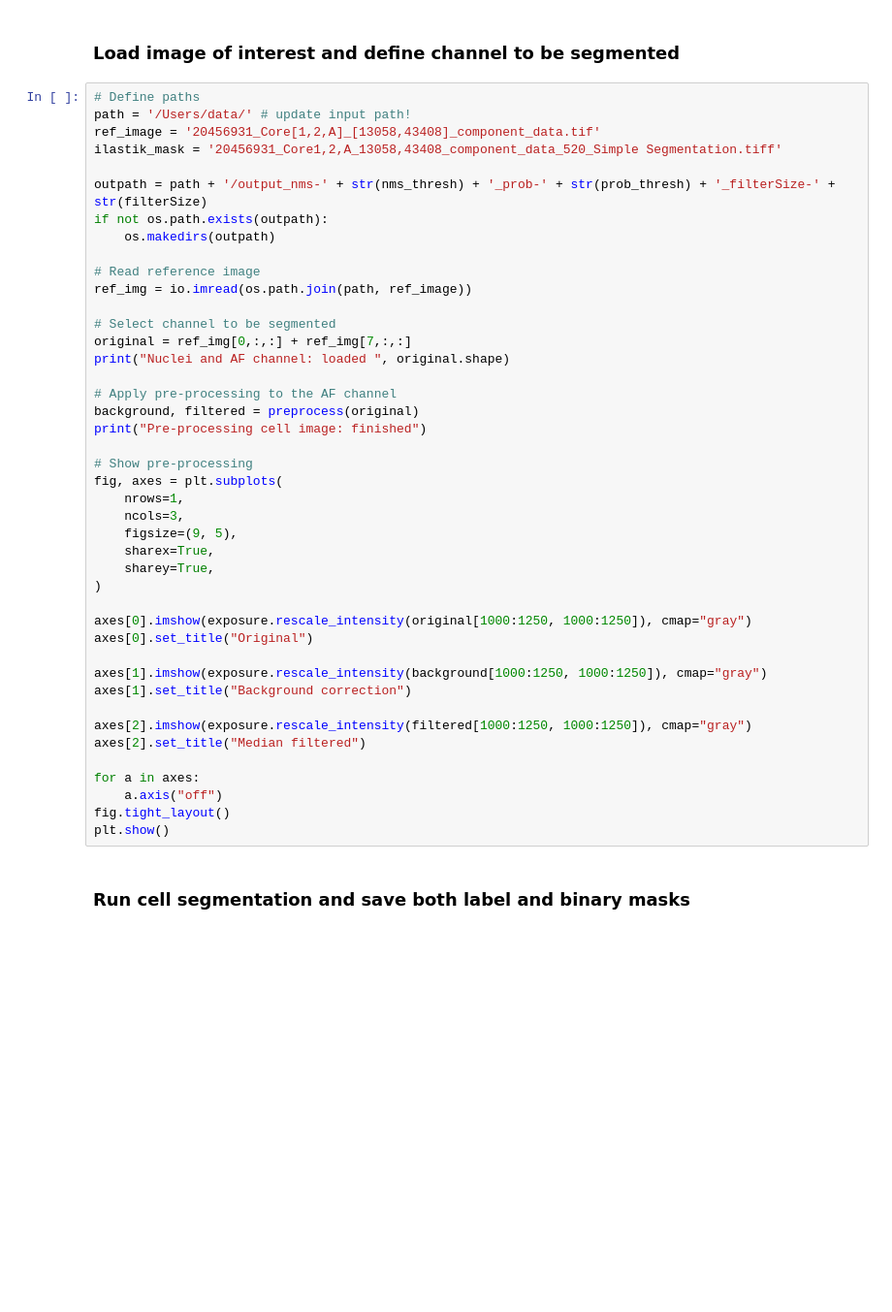
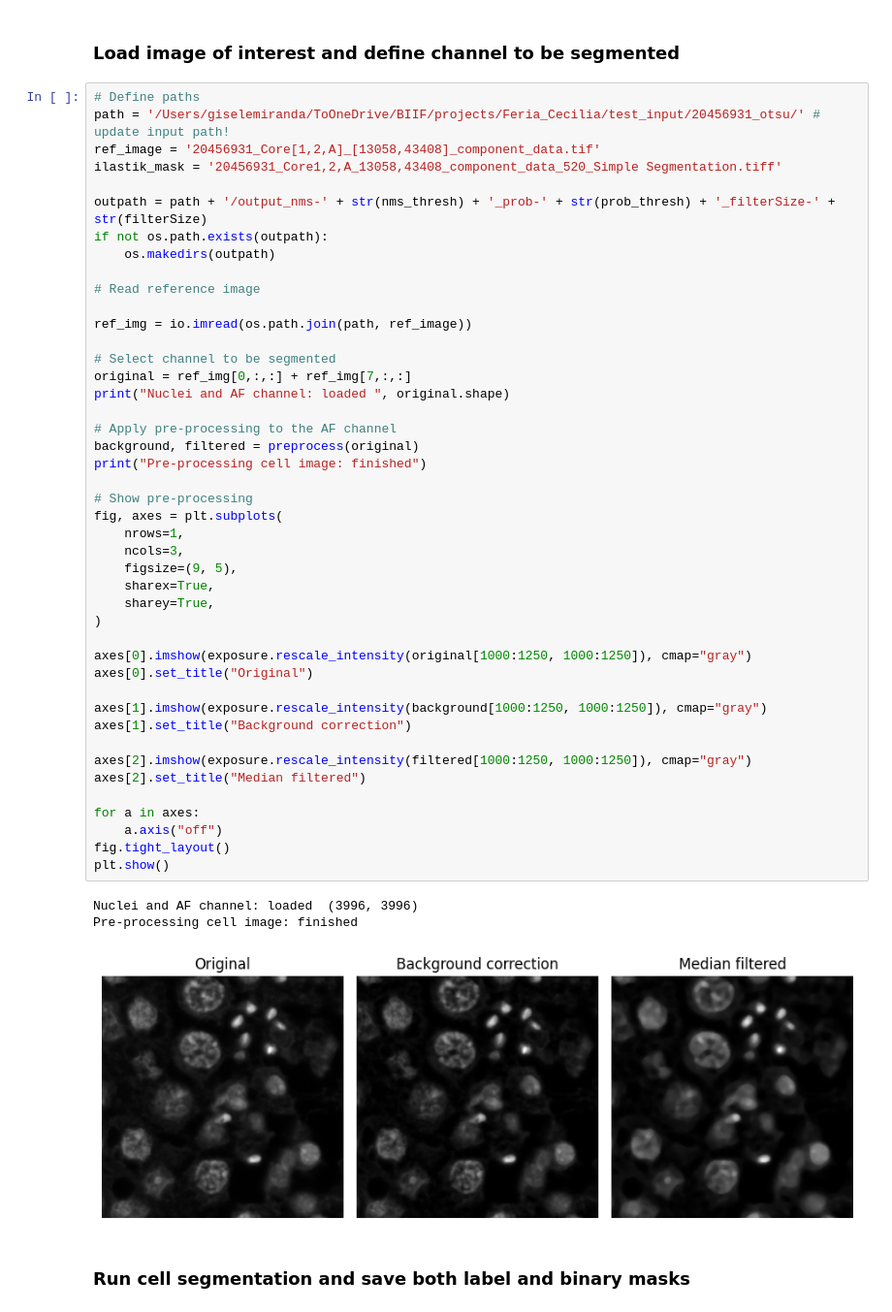
Before and after one commit to BIIFSweden/spermatogenesis-profiling, a Jupyter notebook: notebooks/pipeline_multiplexed.ipynb, the cells around one changed output. Shown: that part at 97% size. Drawn from its saved outputs; the diff is of its cells as text; blank space fills up the shorter version.

```diff
--- a/notebooks/pipeline_multiplexed.ipynb
+++ b/notebooks/pipeline_multiplexed.ipynb
@@ -211,7 +216,7 @@ distrib_posit.to_csv(os.path.join(inputpath + '/distribution_per_positive.csv'),
 ### Load image of interest and define channel to be segmented
 # %%
 # Define paths
-path = '/Users/data/' # update input path!
+path = '/Users/giselemiranda/ToOneDrive/BIIF/projects/Feria_Cecilia/test_input/20456931_otsu/' # update input path!
 ref_image = '20456931_Core[1,2,A]_[13058,43408]_component_data.tif'
 ilastik_mask = '20456931_Core1,2,A_13058,43408_component_data_520_Simple Segmentation.tiff'
 
@@ -220,38 +225,43 @@ if not os.path.exists(outpath):
     os.makedirs(outpath)
 
 # Read reference image
+
 ref_img = io.imread(os.path.join(path, ref_image))
 
 # Select channel to be segmented
 original = ref_img[0,:,:] + ref_img[7,:,:]
 print("Nuclei and AF channel: loaded ", original.shape)
 
 # Apply pre-processing to the AF channel
 background, filtered = preprocess(original)
 print("Pre-processing cell image: finished")
 
 # Show pre-processing
 fig, axes = plt.subplots(
     nrows=1,
     ncols=3,
     figsize=(9, 5),
     sharex=True,
     sharey=True,
 )
 
 axes[0].imshow(exposure.rescale_intensity(original[1000:1250, 1000:1250]), cmap="gray")
 axes[0].set_title("Original")
 
 axes[1].imshow(exposure.rescale_intensity(background[1000:1250, 1000:1250]), cmap="gray")
 axes[1].set_title("Background correction")
 
 axes[2].imshow(exposure.rescale_intensity(filtered[1000:1250, 1000:1250]), cmap="gray")
 axes[2].set_title("Median filtered")
 
 for a in axes:
     a.axis("off")
 fig.tight_layout()
 plt.show()
+# %% [output]
+Nuclei and AF channel: loaded  (3996, 3996)
+Pre-processing cell image: finished
+[figure, added]
 # %% [markdown]
 ### Run cell segmentation and save both label and binary masks
 # %%
```
Also changed, not shown: parts of 13 cells of this notebook, 1 other file.
